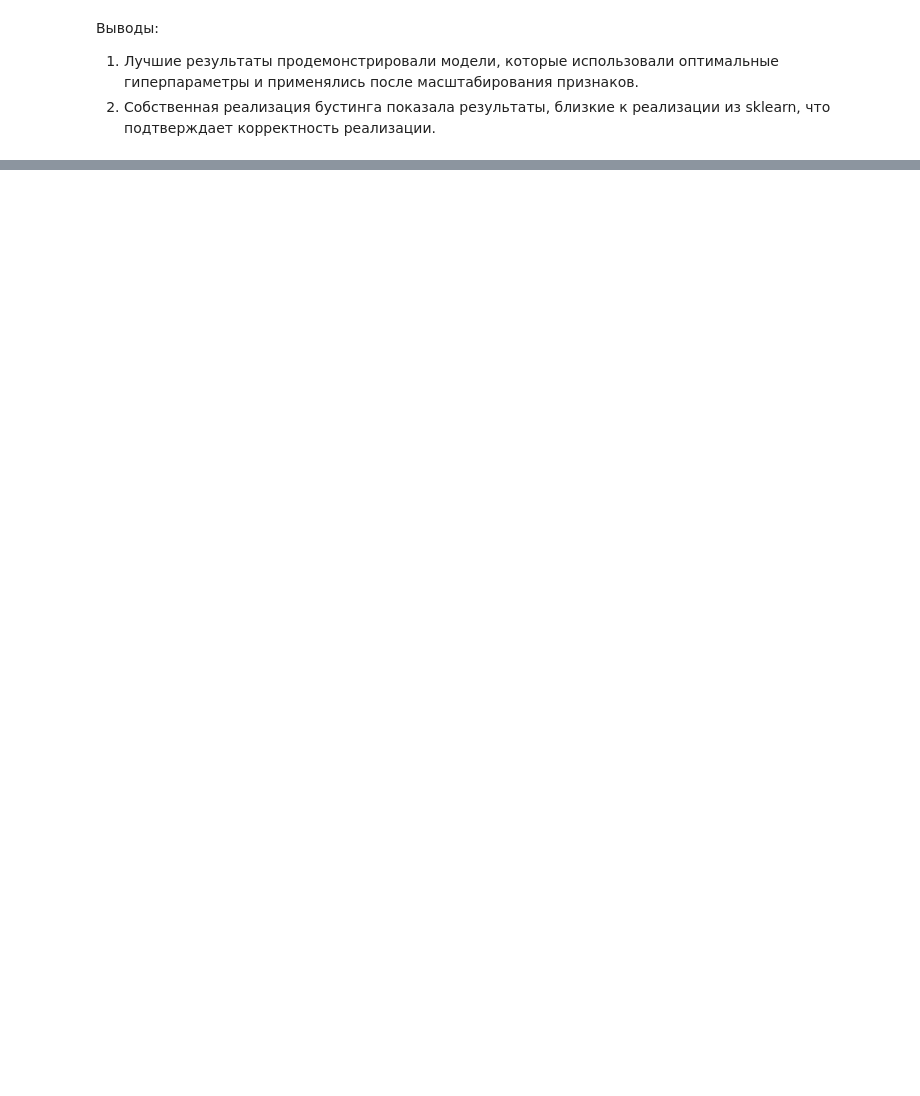
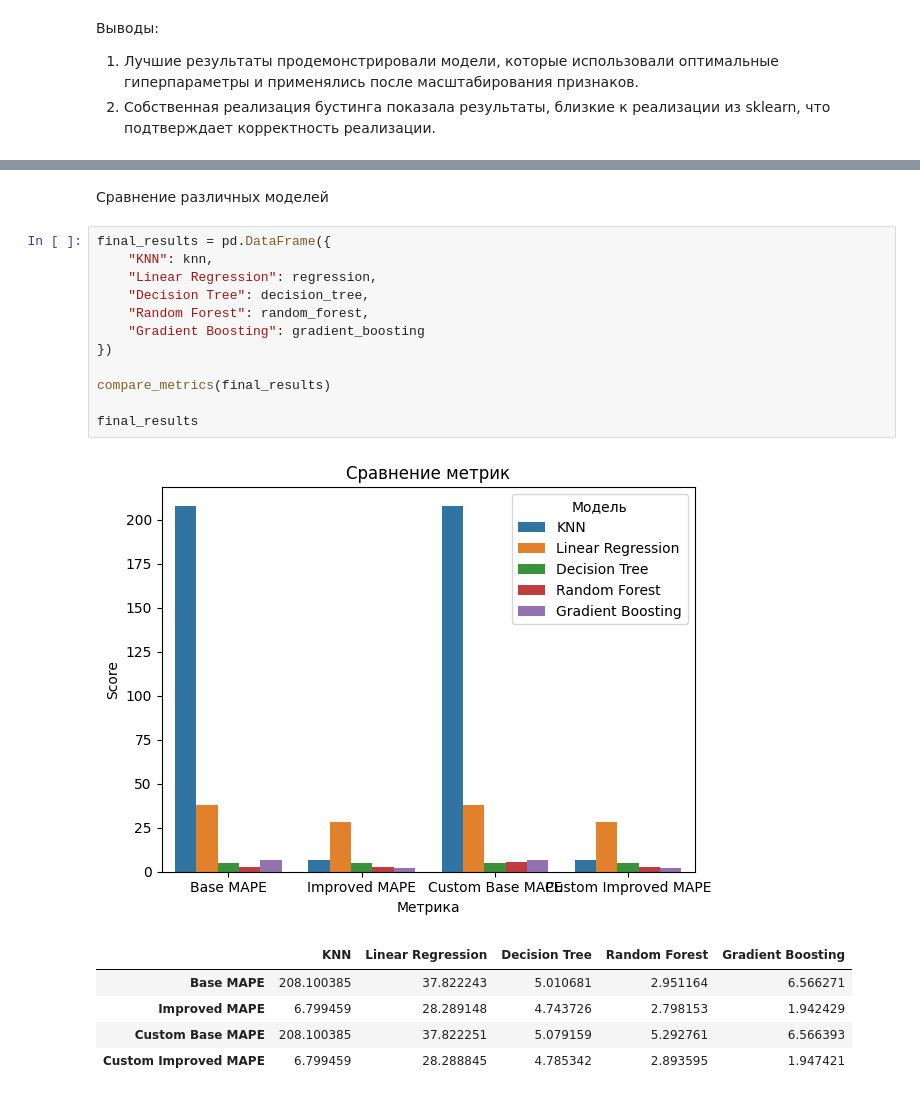
Before and after one commit to puck3/mai-ai-frameworks, a Jupyter notebook: 5_gradient_boosting.ipynb, the cells around one changed output, grey strips where cells are left out. Drawn from its saved outputs; the diff is of its cells as text; blank space fills up the shorter version.

```diff
--- a/5_gradient_boosting.ipynb
+++ b/5_gradient_boosting.ipynb
@@ -1066,0 +1168,21 @@ compare_metrics(results)
+# %% [markdown]
+Сравнение различных моделей
+# %%
+final_results = pd.DataFrame({
+    "KNN": knn,
+    "Linear Regression": regression,
+    "Decision Tree": decision_tree,
+    "Random Forest": random_forest,
+    "Gradient Boosting": gradient_boosting
+})
+
+compare_metrics(final_results)
+
+final_results
+# %% [output]
+[figure, added]
+|  | KNN | Linear Regression | Decision Tree | Random Forest | Gradient Boosting |
+| Base MAPE | 208.100385 | 37.822243 | 5.010681 | 2.951164 | 6.566271 |
+| Improved MAPE | 6.799459 | 28.289148 | 4.743726 | 2.798153 | 1.942429 |
+| Custom Base MAPE | 208.100385 | 37.822251 | 5.079159 | 5.292761 | 6.566393 |
+| Custom Improved MAPE | 6.799459 | 28.288845 | 4.785342 | 2.893595 | 1.947421 |
```
Also changed, not shown: parts of 29 cells of this notebook.
